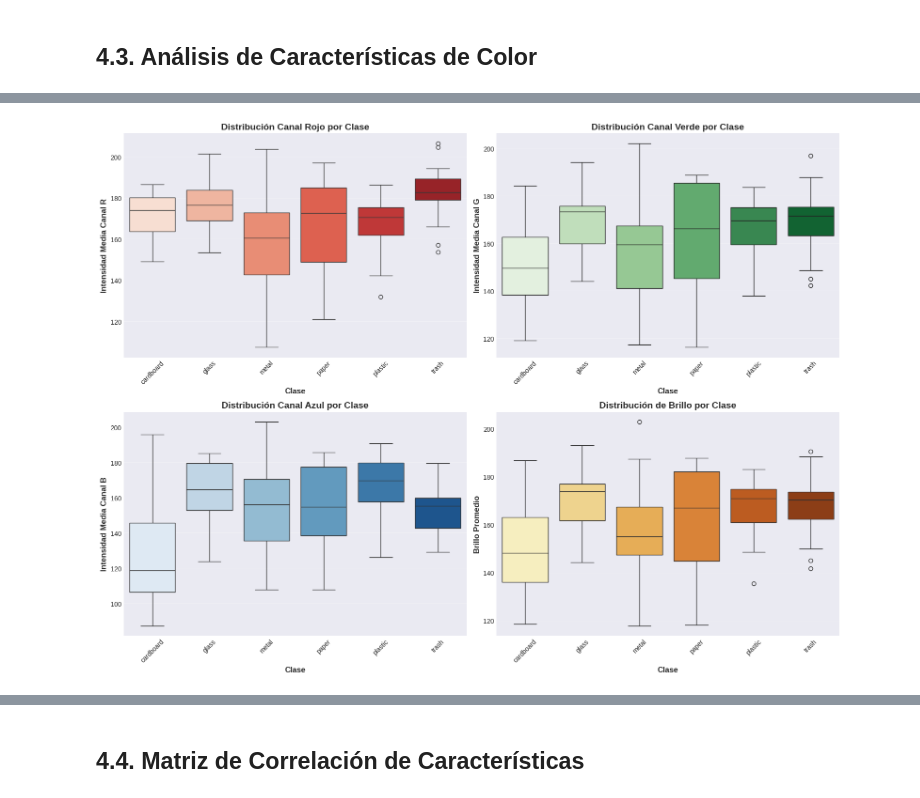
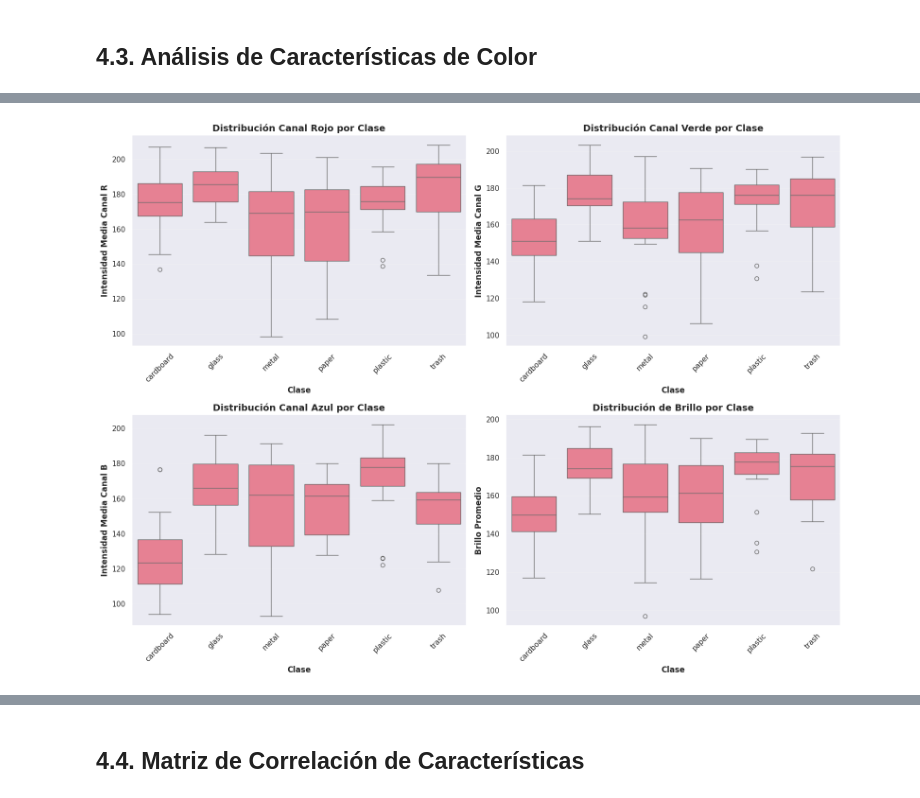
Before and after one commit to Bootcamp-IA-P5/equipo_3_modelos_ensemble, a Jupyter notebook: notebooks/01_eda_garbage_classification.ipynb, the cells around one changed output, grey strips where cells are left out. Drawn from its saved outputs; the diff is of its cells as text; code cells hidden in the pictures.

```diff
--- a/notebooks/01_eda_garbage_classification.ipynb
+++ b/notebooks/01_eda_garbage_classification.ipynb
@@ -29,9 +29,10 @@ from pathlib import Path
 from PIL import Image
 import pandas as pd
 
-# Configuración de visualización
-plt.style.use('seaborn-v0_8-darkgrid')
-sns.set_palette('husl')
+# Configuración de visualización — usar API moderna de seaborn
+sns.set_theme(style='darkgrid', palette='husl')
+# Opcional: parámetros globales de matplotlib para consistencia
+plt.rcParams.update({'figure.dpi': 100})
 %matplotlib inline
 
 # Definir rutas
@@ -41,6 +42,12 @@ FIGURES_DIR = Path('../figures/eda')
 # Crear directorio de figuras si no existe
 FIGURES_DIR.mkdir(parents=True, exist_ok=True)
 
+# Helper para guardar figuras de forma consistente
+def save_figure(name, dpi=300):
+    out_path = FIGURES_DIR / name
+    plt.savefig(str(out_path), dpi=dpi, bbox_inches='tight')
+    print(f'✅ Figura guardada: {name}')
+
 print('✅ Bibliotecas cargadas correctamente')
 print(f'📁 Directorio de datos: {DATA_DIR}')
 print(f'📊 Directorio de figuras: {FIGURES_DIR}')
@@ -374,43 +388,45 @@ color_stats = []
 
 for class_name in classes:
     class_path = DATA_DIR / class_name
-    image_files = list(class_path.glob('*.jpg'))[:20]  # 20 imágenes por clase para análisis de color
+    valid_exts = {'.jpg', '.jpeg', '.png'}
+    image_files = sorted([p for p in class_path.iterdir() if p.is_file() and p.suffix.lower() in valid_exts])[:20]
 
     for img_path in image_files:
         try:
             with Image.open(img_path) as img:
-                # Convertir a array numpy
-                img_array = np.array(img)
+                # Convertir siempre a RGB para consistencia
+                img_rgb = img.convert('RGB')
+                img_array = np.array(img_rgb)
 
                 # Calcular estadísticas de cada canal RGB
-                if len(img_array.shape) == 3:  # Imagen en color
-                    r_mean = img_array[:,:,0].mean()
-                    g_mean = img_array[:,:,1].mean()
-                    b_mean = img_array[:,:,2].mean()
+                r_mean = img_array[:,:,0].mean()
+                g_mean = img_array[:,:,1].mean()
+                b_mean = img_array[:,:,2].mean()
 
-                    r_std = img_array[:,:,0].std()
-                    g_std = img_array[:,:,1].std()
-                    b_std = img_array[:,:,2].std()
+                r_std = img_array[:,:,0].std()
+                g_std = img_array[:,:,1].std()
+                b_std = img_array[:,:,2].std()
 
-                    # Brillo promedio
-                    brightness = img_array.mean()
+                # Brillo promedio
+                brightness = img_array.mean()
 
-                    # Contraste (desviación estándar)
-                    contrast = img_array.std()
+                # Contraste (desviación estándar)
+                contrast = img_array.std()
 
-                    color_stats.append({
-                        'clase': class_name,
-                        'r_mean': r_mean,
-                        'g_mean': g_mean,
-                        'b_mean': b_mean,
-                        'r_std': r_std,
-                        'g_std': g_std,
-                        'b_std': b_std,
-                        'brightness': brightness,
-                        'contrast': contrast
-                    })
-        except Exception as e:
+                color_stats.append({
+                    'clase': class_name,
+                    'r_mean': r_mean,
+                    'g_mean': g_mean,
+                    'b_mean': b_mean,
+                    'r_std': r_std,
+                    'g_std': g_std,
+                    'b_std': b_std,
+                    'brightness': brightness,
+                    'contrast': contrast
+                })
+        except Exception:
             continue
+
 
 df_colors = pd.DataFrame(color_stats)
 print(f'✅ Análisis de color completado: {len(df_colors)} imágenes analizadas\n')
@@ -419,7 +435,7 @@ print(f'✅ Análisis de color completado: {len(df_colors)} imágenes analizadas
 fig, axes = plt.subplots(2, 2, figsize=(16, 12))
 
 # Distribución de canal Rojo
-sns.boxplot(data=df_colors, x='clase', y='r_mean', ax=axes[0, 0], palette='Reds')
+sns.boxplot(data=df_colors, x='clase', y='r_mean', ax=axes[0, 0])
 axes[0, 0].set_xlabel('Clase', fontsize=12, fontweight='bold')
 axes[0, 0].set_ylabel('Intensidad Media Canal R', fontsize=12, fontweight='bold')
 axes[0, 0].set_title('Distribución Canal Rojo por Clase', fontsize=14, fontweight='bold')
@@ -427,7 +443,7 @@ axes[0, 0].tick_params(axis='x', rotation=45)
 axes[0, 0].grid(True, alpha=0.3, axis='y')
 
 # Distribución de canal Verde
-sns.boxplot(data=df_colors, x='clase', y='g_mean', ax=axes[0, 1], palette='Greens')
+sns.boxplot(data=df_colors, x='clase', y='g_mean', ax=axes[0, 1])
 axes[0, 1].set_xlabel('Clase', fontsize=12, fontweight='bold')
 axes[0, 1].set_ylabel('Intensidad Media Canal G', fontsize=12, fontweight='bold')
 axes[0, 1].set_title('Distribución Canal Verde por Clase', fontsize=14, fontweight='bold')
@@ -435,7 +451,7 @@ axes[0, 1].tick_params(axis='x', rotation=45)
 axes[0, 1].grid(True, alpha=0.3, axis='y')
 
 # Distribución de canal Azul
-sns.boxplot(data=df_colors, x='clase', y='b_mean', ax=axes[1, 0], palette='Blues')
+sns.boxplot(data=df_colors, x='clase', y='b_mean', ax=axes[1, 0])
 axes[1, 0].set_xlabel('Clase', fontsize=12, fontweight='bold')
 axes[1, 0].set_ylabel('Intensidad Media Canal B', fontsize=12, fontweight='bold')
 axes[1, 0].set_title('Distribución Canal Azul por Clase', fontsize=14, fontweight='bold')
@@ -443,7 +459,7 @@ axes[1, 0].tick_params(axis='x', rotation=45)
 axes[1, 0].grid(True, alpha=0.3, axis='y')
 
 # Distribución de Brillo
-sns.boxplot(data=df_colors, x='clase', y='brightness', ax=axes[1, 1], palette='YlOrBr')
+sns.boxplot(data=df_colors, x='clase', y='brightness', ax=axes[1, 1])
 axes[1, 1].set_xlabel('Clase', fontsize=12, fontweight='bold')
 axes[1, 1].set_ylabel('Brillo Promedio', fontsize=12, fontweight='bold')
 axes[1, 1].set_title('Distribución de Brillo por Clase', fontsize=14, fontweight='bold')
@@ -451,8 +467,8 @@ axes[1, 1].tick_params(axis='x', rotation=45)
 axes[1, 1].grid(True, alpha=0.3, axis='y')
 
 plt.tight_layout()
-plt.savefig(FIGURES_DIR / '05_analisis_color_canales_rgb.png', dpi=300, bbox_inches='tight')
-print(f'✅ Figura guardada: 05_analisis_color_canales_rgb.png')
+# Usar helper para guardar figura
+save_figure('05_analisis_color_canales_rgb.png')
 plt.show()
 # %% [output]
 🎨 Analizando características de color...
@@ -477,4 +482,4 @@ Passing `palette` without assigning `hue` is deprecated and will be removed in v
-[figure, old version]
+[figure, new version]
 # %%
 # Histogramas de distribución RGB por clase
 fig, axes = plt.subplots(2, 3, figsize=(18, 10))
```
Also changed, not shown: parts of 10 cells of this notebook.
